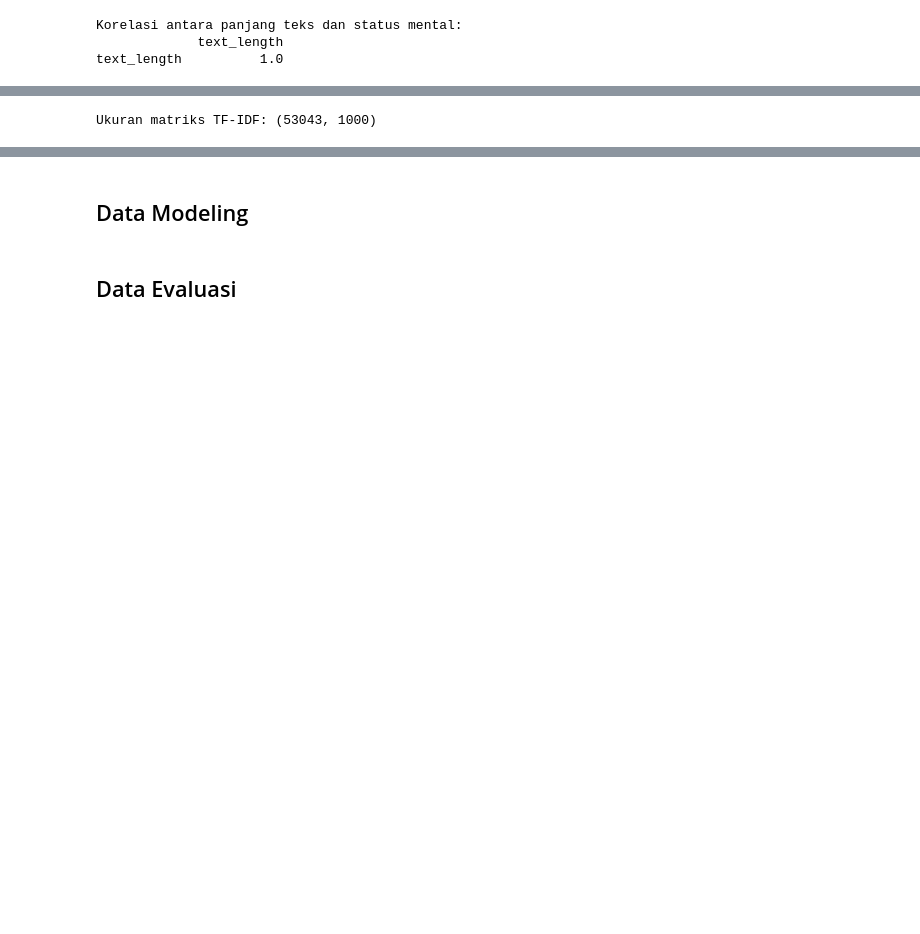
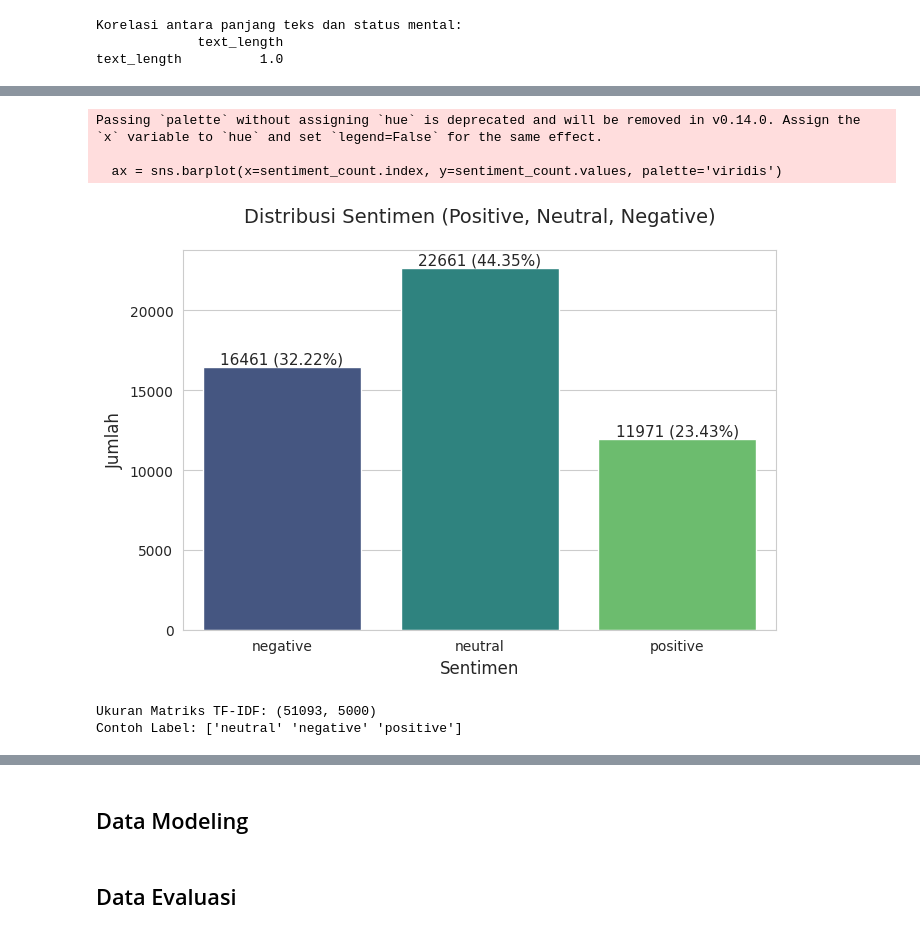
Before and after one commit to ShofiSabilatuss/10222145_ShofiS_AS, a Jupyter notebook: 10222145_ShofiSs_AS.ipynb, the cells around one changed output, grey strips where cells are left out. Drawn from its saved outputs; the diff is of its cells as text; code cells hidden in the pictures; blank space fills up the shorter version.

```diff
--- a/10222145_ShofiSs_AS.ipynb
+++ b/10222145_ShofiSs_AS.ipynb
@@ -218,5 +214,5 @@ Contoh hasil setelah stopword removal:
 # %%
 # 5. Text Normalisasi
-data['normalized'] = data['cleaned'].apply(lambda x: ' '.join(x).lower())
-print("\nContoh hasil normalisasi:\n", data[['statement', 'normalized']].head())
+data['normalized'] = data['stopword'].apply(lambda x: ' '.join(x).lower())
+data[['stopword', 'normalized']].head()
 # %% [output]
@@ -243,12 +231,3 @@ print(data[['text_length', 'status']].corr(numeric_only=True))
 Korelasi antara panjang teks dan status mental:
              text_length
 text_length          1.0
-# %%
-# 7. Labeling data (Lexicon, Bert, atau polarity)
-from sklearn.preprocessing import LabelEncoder
-
-label_encoder = LabelEncoder()
-data['label'] = label_encoder.fit_transform(data['status'])
-print("\nMapping Label:")
-print(dict(zip(label_encoder.classes_, label_encoder.transform(label_encoder.classes_))))
-print(data[['status', 'label']].head())
@@ -264,14 +279,64 @@ Mapping Label:
+# %%
+# 🔹 Visualisasi Distribusi Sentimen (Positive, Neutral, Negative)
+import pandas as pd
+import matplotlib.pyplot as plt
+import seaborn as sns
+
+# Pastikan nama DataFrame dan kolom sesuai dengan yang kamu pakai
+sentiment_count = data['label'].value_counts().reindex(['negative', 'neutral', 'positive'], fill_value=0)
+
+# Gaya visualisasi
+sns.set_style('whitegrid')
+plt.figure(figsize=(7, 5))
+
+# Plot distribusi
+ax = sns.barplot(x=sentiment_count.index, y=sentiment_count.values, palette='viridis')
+
+# Judul dan label sumbu
+plt.title('Distribusi Sentimen (Positive, Neutral, Negative)', fontsize=14, pad=20)
+plt.xlabel('Sentimen', fontsize=12)
+plt.ylabel('Jumlah', fontsize=12)
+
+# Hitung total untuk persentase
+total = sentiment_count.sum()
+
+# Tampilkan nilai dan persentase di atas batang
+for i, count in enumerate(sentiment_count.values):
+    ax.text(i, count + 0.5, f'{count} ({count/total*100:.2f}%)',
+            ha='center', va='bottom', fontsize=11)
+
+plt.tight_layout()
+plt.show()
+# %% [output]
+Passing `palette` without assigning `hue` is deprecated and will be removed in v0.14.0. Assign the `x` variable to `hue` and set `legend=False` for the same effect.
+
+  ax = sns.barplot(x=sentiment_count.index, y=sentiment_count.values, palette='viridis')
+[figure, added]
 # %%
 # 8. Text Vektorisasi
+# 8. Text Vectorization (TF-IDF berdasarkan hasil labeling VADER)
 from sklearn.feature_extraction.text import TfidfVectorizer
 
-tfidf = TfidfVectorizer(max_features=1000)   # gunakan 1000 fitur kata teratas
+# Pastikan tidak ada nilai kosong
+data = data.dropna(subset=['normalized', 'label'])
+
+# Inisialisasi TF-IDF Vectorizer
+tfidf = TfidfVectorizer(
+    max_features=5000,      # ambil maksimal 5000 fitur
+    ngram_range=(1,2),      # unigram dan bigram
+    stop_words='english'    # hilangkan stopword bahasa Inggris
+)
+
+# Transformasikan teks ke dalam bentuk vektor numerik
 X = tfidf.fit_transform(data['normalized'])
 y = data['label']
 
-print("\nUkuran matriks TF-IDF:", X.shape)
+# Lihat bentuk hasil vektorisasi
+print("Ukuran Matriks TF-IDF:", X.shape)
+print("Contoh Label:", y.unique())
 # %% [output]
-Ukuran matriks TF-IDF: (53043, 1000)
+Ukuran Matriks TF-IDF: (51093, 5000)
+Contoh Label: ['neutral' 'negative' 'positive']
 # %%
 # 9. Data splitting dengan skala (0.8, 02)(0.9, 0.1)(0.75, 0.25)(0.85, 0.15) pilih salah satu dari beberapa skala yang ditentukan
 from sklearn.model_selection import train_test_split
```
Also changed, not shown: parts of 18 cells of this notebook.
